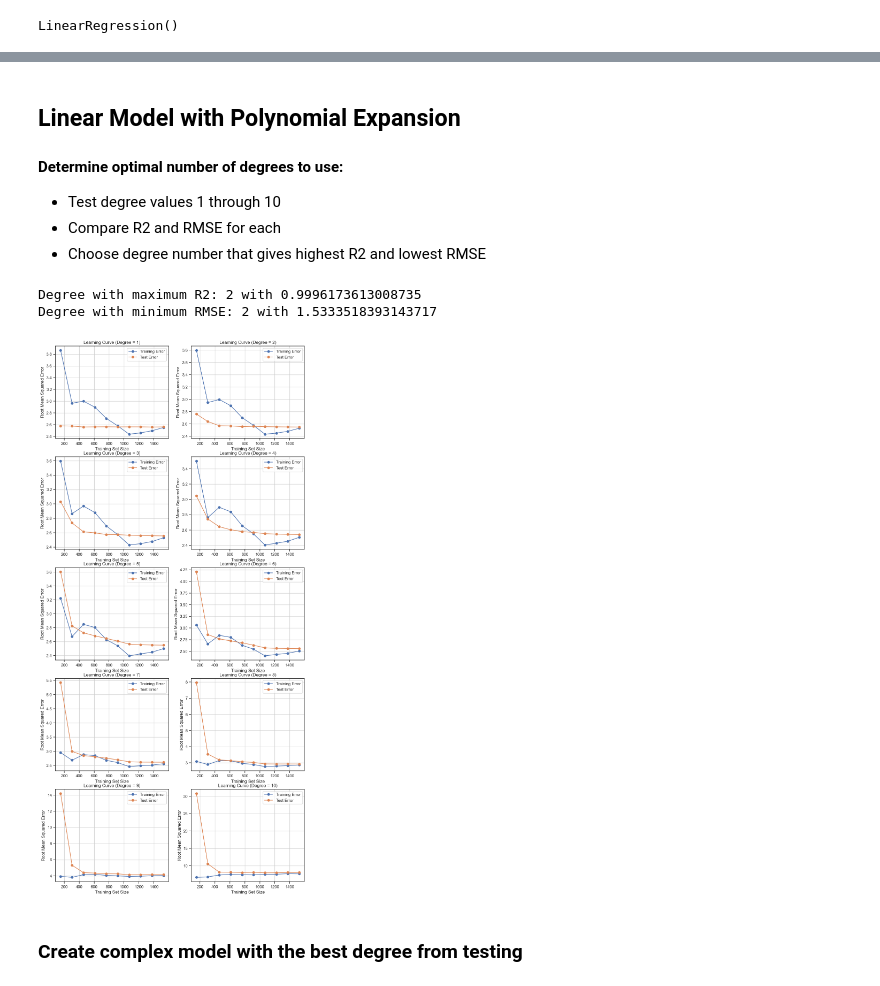
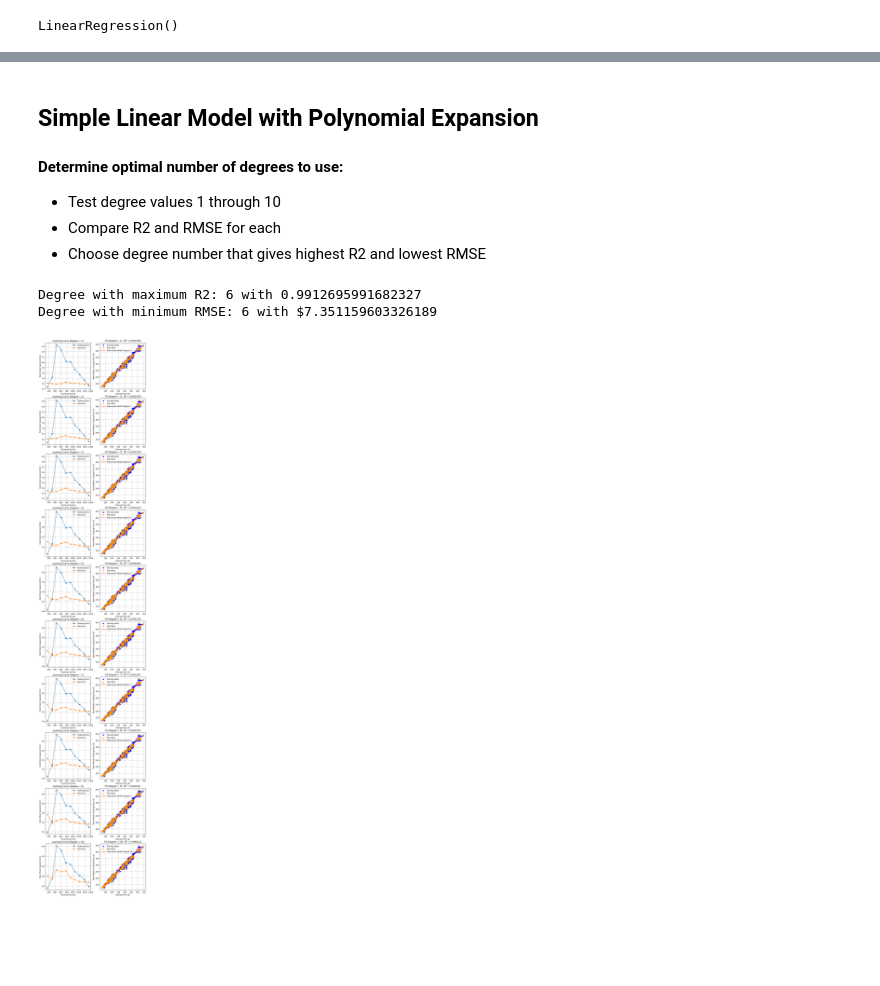
Before and after one commit to shannaw04/ml-stock-predictor, a Jupyter notebook: stock-predictor.ipynb, the cells around one changed output, grey strips where cells are left out. Saved outputs shown, nothing was run; the diff lists cells and outputs as text; code cells hidden in the pictures; blank space fills up the shorter version.

Commit message:
minor adjustments to midterm baseline model

```diff
--- a/stock-predictor.ipynb
+++ b/stock-predictor.ipynb
@@ -171,12 +193,12 @@ Testing set size: 477
 # %%
 # Create the simple Model
-simple_model = LinearRegression()
+ols_model = LinearRegression()
 
 # Create training sets and train the model
-simple_X_train = X_train
-simple_X_test = X_test
+ols_X_train = X_train
+ols_X_test = X_test
 
-simple_model.fit(simple_X_train, y_train)
+ols_model.fit(ols_X_train, y_train)
 # %% [output]
 LinearRegression()
 # %% [markdown]
@@ -207,5 +243,5 @@ Simple Model:
 # %% [markdown]
-## Linear Model with Polynomial Expansion
+## Simple Linear Model with Polynomial Expansion
 #### Determine optimal number of degrees to use:
 * Test degree values 1 through 10
 * Compare R2 and RMSE for each
@@ -214,9 +250,9 @@ Simple Model:
 rmse_results = [0] * 10
 r2_results = [0] * 10
 
-fig, axes = plt.subplots(5, 2, figsize=(12, 26))
+fig, axes = plt.subplots(10, 2, figsize=(10,55))
 # row for the subplot
-r = -1
+r = 0
 
 # Define a function for plotting the learning curve
 for degree in range(1, 11):
@@ -224,63 +260,71 @@ for degree in range(1, 11):
     poly = PolynomialFeatures(degree=degree)
 
     # Transform the training and test data
-    X_train_poly = poly.fit_transform(X_train)
-    X_test_poly = poly.transform(X_test)
+    X_train_poly = poly.fit_transform(X_train.values)
+    X_test_poly = poly.transform(X_test.values)
 
     # Initialize the linear regression model
     poly_model = LinearRegression()
+    poly_model.fit(X_train_poly, y_train)
 
+    poly_test_predictions = poly_model.predict(X_test_poly)
+
+    # Calculate the mean of the predictions (expected prediction)
+    poly_mean_prediction = np.mean(poly_test_predictions)
 
     # Calculate learning curves for the polynomial model
     train_sizes, train_scores, test_scores = learning_curve(
         poly_model, X_train_poly, y_train, scoring='neg_mean_squared_error',
         train_sizes=np.linspace(0.1, 1.0, 10), random_state=RANDOM_STATE
     )
 
     # Calculate mean error
     train_errors = -np.mean(train_scores, axis=1)
     test_errors = -np.mean(test_scores, axis=1)
 
+
     # set row and column for the subplot
-    if (degree-1) % 2 == 0:
-        r+=1
-    c = (degree-1) % 2
+
+    c = 0
 
     # Plot learning curves
     axes[r,c].plot(train_sizes, train_errors, label='Training Error', marker='o')
     axes[r,c].plot(train_sizes, test_errors, label='Test Error', marker='o')
     axes[r,c].set_title(f'Learning Curve (Degree = {degree})')
     axes[r,c].set_xlabel('Training Set Size')
     axes[r,c].set_ylabel('Root Mean Squared Error')
     axes[r,c].legend()
     axes[r,c].grid(True)
 
+    c += 1
 
-    # Fit the model and predict
-    poly_model.fit(X_train_poly, y_train)
-    poly_test_predictions = poly_model.predict(X_test_poly)
-
-    # Calculate the mean of the predictions (expected prediction)
-    poly_mean_prediction = np.mean(poly_test_predictions)
-
-    # Calculate bias
-    poly_bias = np.mean((y_test - poly_mean_prediction) ** 2)
-
-    # Calculate variance
-    poly_variance = np.mean((poly_test_predictions - poly_mean_prediction) ** 2)
-
-    # Calculate the Root Mean Squared Error (MSE) on the Test set
+    # Calculate Root Mean Squared Error and R2
     rmse_results[degree - 1] = root_mean_squared_error(y_test, poly_test_predictions)
     r2_results[degree - 1] = r2_score(y_test, poly_test_predictions)
+
+    # Visualize the learning process
+    x_curve = np.linspace(X_train.min(), X_train.max(), 100).reshape(-1, 1)
+    y_curve_poly = poly_model.predict(poly.transform(x_curve))
+
+
+    axes[r,c].scatter(X_train, y_train, color='blue', label='Training Data')
+    axes[r,c].scatter(X_test, y_test, color='orange', label='Test Data')
+
+    axes[r,c].plot(x_curve, y_curve_poly, color='red', label=f'Polynomial Model Degree {degree}')
+    axes[r,c].set_title(f'Fit (Degree = {degree})  ($R^2=${r2_results[degree - 1]:.6f})')
+    axes[r,c].set_xlabel("Closing Price ($)")
+    axes[r,c].set_ylabel("Next Week's Closing Price ($)")
+    axes[r,c].legend()
+    axes[r,c].grid(True)
+
+    r += 1
 
 # Want to minimize errors and maximize R2
 max_r2 = max(r2_results)
 min_rmse = min(rmse_results)
 print(f"\nDegree with maximum R2: {r2_results.index(max_r2) + 1} with {max_r2}")
-print(f"Degree with minimum RMSE: {rmse_results.index(min_rmse) + 1} with {min_rmse}")
+print(f"Degree with minimum RMSE: {rmse_results.index(min_rmse) + 1} with ${min_rmse}")
 # %% [output]
-Degree with maximum R2: 2 with 0.9996173613008735
-Degree with minimum RMSE: 2 with 1.5333518393143717
+Degree with maximum R2: 6 with 0.9912695991682327
+Degree with minimum RMSE: 6 with $7.351159603326189
-[figure, old version]
+[figure, new version]
-# %% [markdown]
-### Create complex model with the best degree from testing
```
Also changed, not shown: parts of 25 cells of this notebook, 1 other file.
